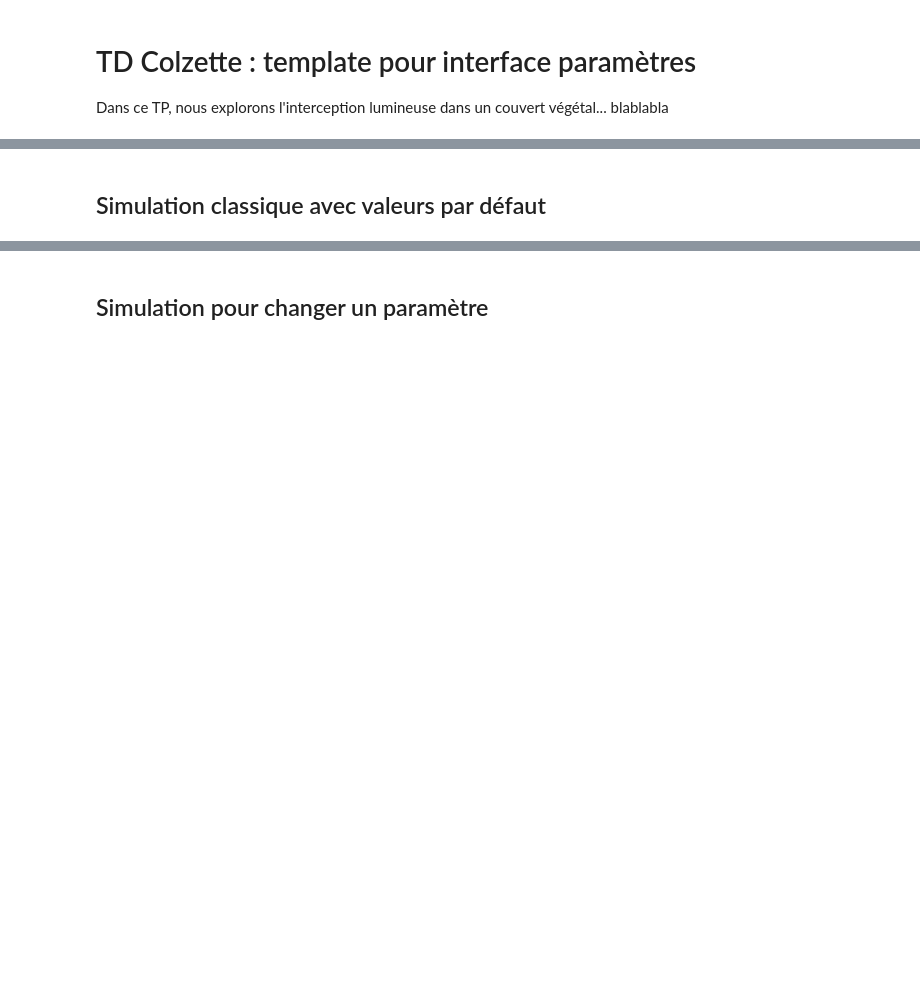
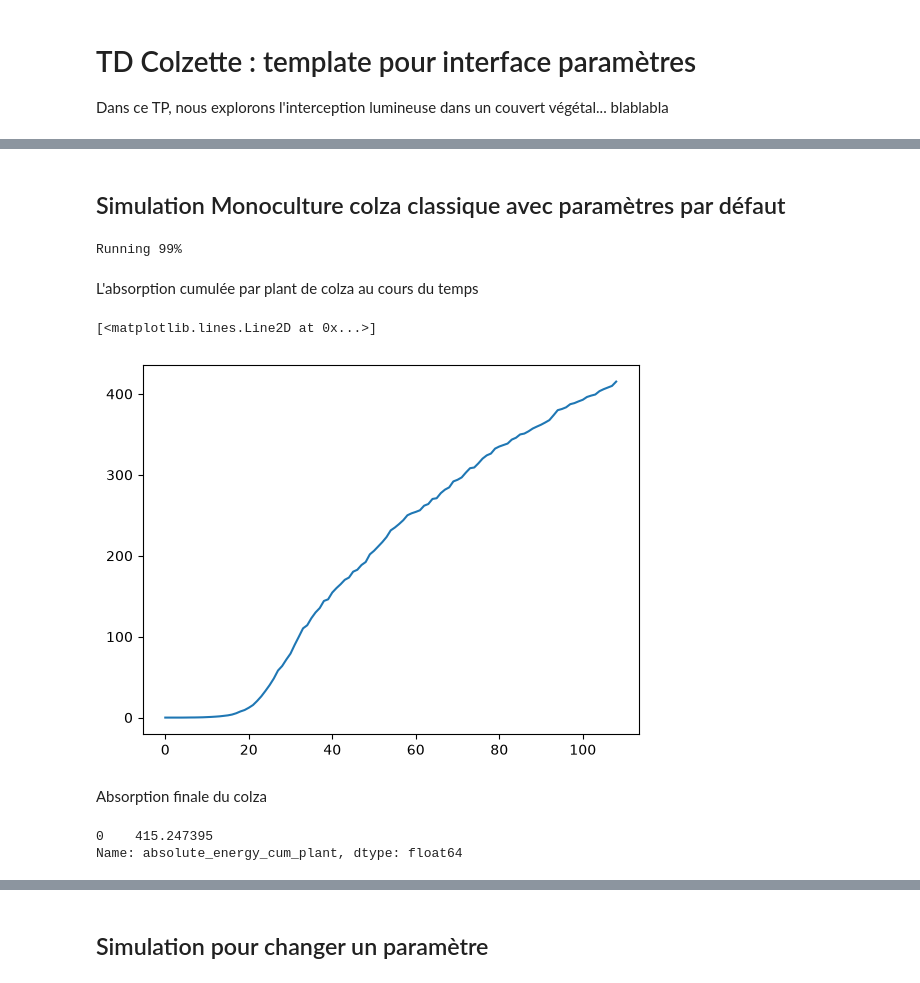
Before and after one commit to openalea-incubator/colzette, a Jupyter notebook: tutorials/td_colzette.ipynb, the cells around one changed output, grey strips where cells are left out. Saved outputs shown, nothing was run; the diff lists cells and outputs as text; code cells hidden in the pictures; blank space fills up the shorter version.

```diff
--- a/tutorials/td_colzette.ipynb
+++ b/tutorials/td_colzette.ipynb
@@ -24,6 +47,22 @@ df
 # %% [markdown]
- ## Simulation classique avec valeurs par défaut
+ ## Simulation Monoculture colza classique avec paramètres par défaut
 # %%
-c = Colzette()
-c.run()
-c.agg["Eabs"]
+rapeseed_monocrop = Colzette(**scenario_monocrop_brassica)
+rapeseed_monocrop.run()
+# %% [output]
+Running 99%
+# %% [markdown]
+L'absorption cumulée par plant de colza au cours du temps
+# %%
+monocrop_outputs = rapeseed_monocrop.rapeseed_outputs
+plt.plot(monocrop_outputs["DAS"], monocrop_outputs["absolute_energy_cum_plant"])
+# %% [output]
+[<matplotlib.lines.Line2D at 0x...>]
+[figure, added]
+# %% [markdown]
+Absorption finale du colza
+# %%
+rapeseed_monocrop.last_day_rapeseed["absolute_energy_cum_plant"]
+# %% [output]
+0    415.247395
+Name: absolute_energy_cum_plant, dtype: float64
```
Also changed, not shown: parts of 7 cells of this notebook, 6 other files.
